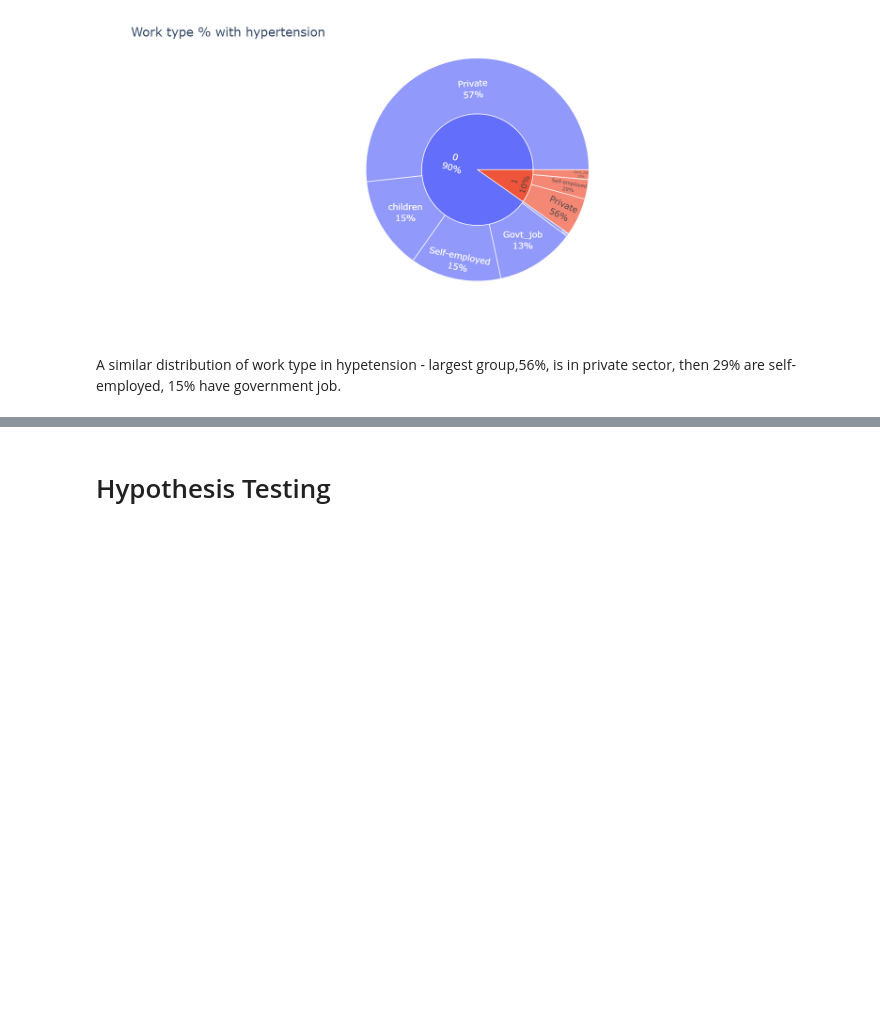
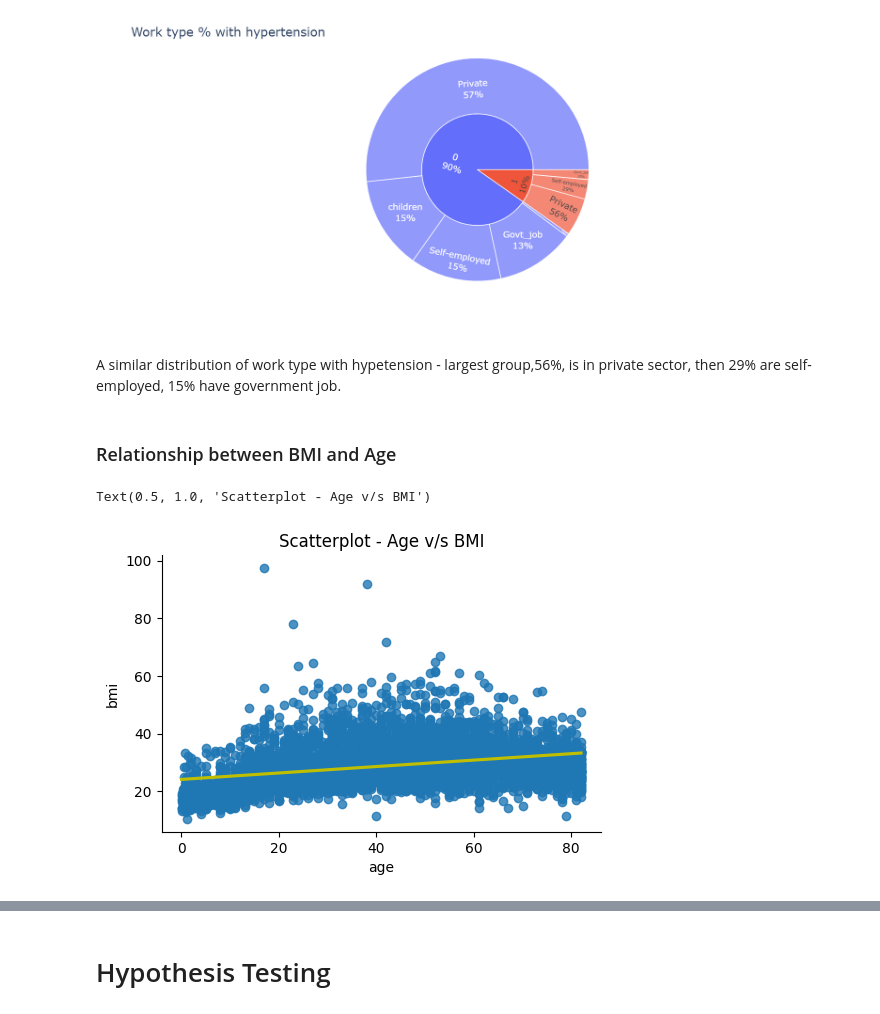
Before and after one commit to namratanwani/Healthcare-Data-Science-Projects, a Jupyter notebook: StrokePrediction/StrokePrediction.ipynb, the cells around one changed output, grey strips where cells are left out. Drawn from its saved outputs; the diff is of its cells as text; code cells hidden in the pictures; blank space fills up the shorter version.

```diff
--- a/StrokePrediction/StrokePrediction.ipynb
+++ b/StrokePrediction/StrokePrediction.ipynb
@@ -441,4 +441,13 @@ fig.show()
 # %% [markdown]
 ![image.png](attachment:image.png)
 # %% [markdown]
-A similar distribution of work type in hypetension - largest group,56%, is in private sector, then 29% are self-employed, 15% have government job.
+A similar distribution of work type with hypetension - largest group,56%, is in private sector, then 29% are self-employed, 15% have government job.
+# %% [markdown]
+### Relationship between BMI and Age
+# %%
+# sns.scatterplot(x=df['age'], y=df['bmi'], hue=df['stroke'])
+sns.lmplot(data=df, x='age', y='bmi', line_kws={'color': 'y'}, height=3.5, aspect=1.5)
+plt.title("Scatterplot - Age v/s BMI")
+# %% [output]
+Text(0.5, 1.0, 'Scatterplot - Age v/s BMI')
+[figure, added]
```
Also changed, not shown: parts of 9 cells of this notebook.
